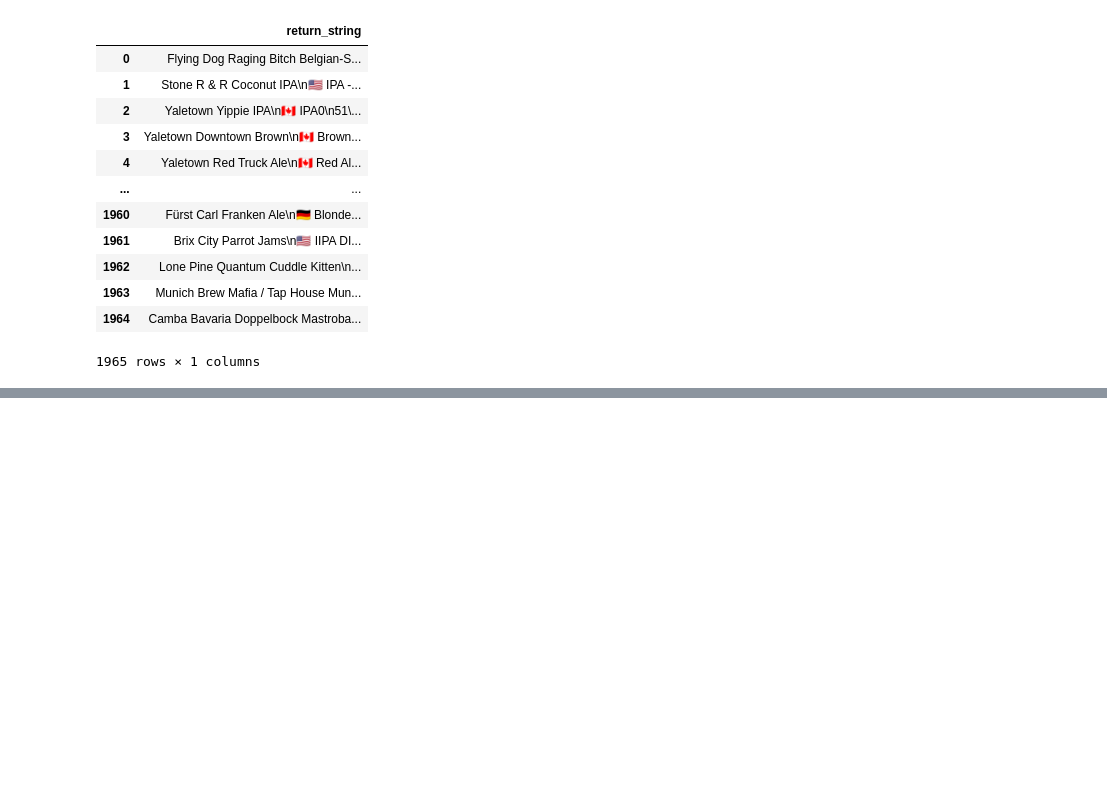
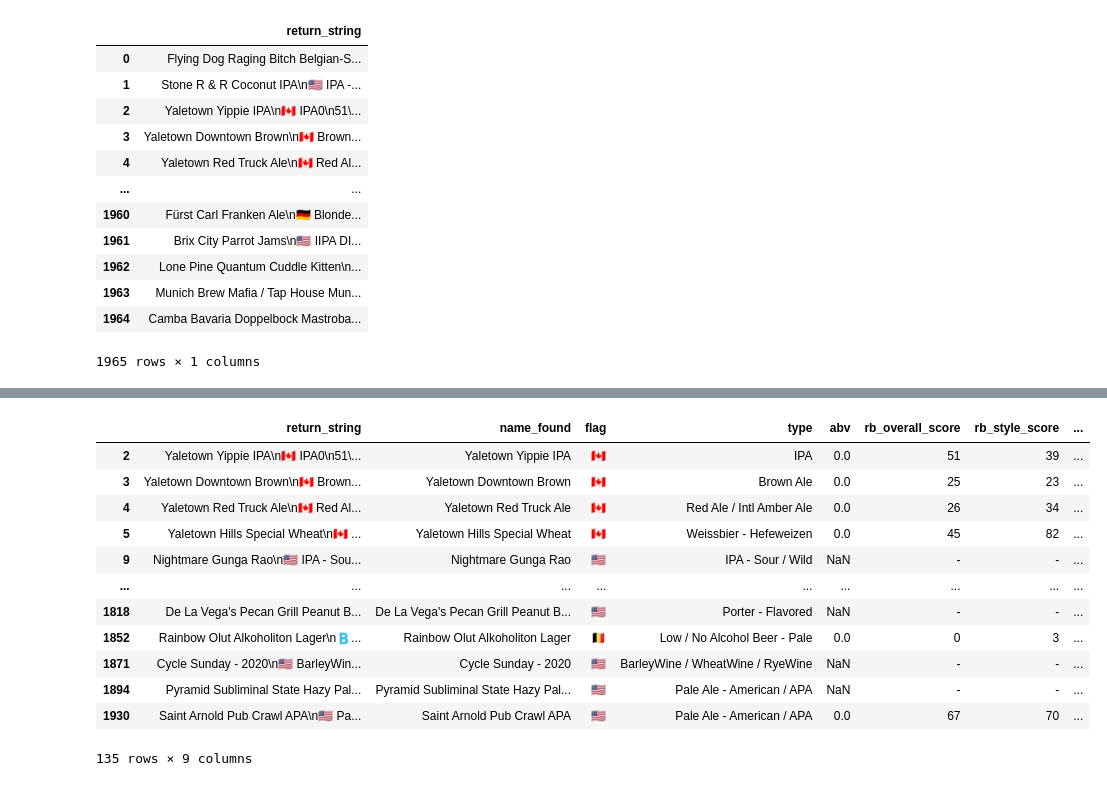
Before and after one commit to LukeBetham/beer_recommender, a Jupyter notebook: Scraping_RateBeer.ipynb, the cells around one changed output, grey strips where cells are left out. Saved outputs shown, nothing was run; the diff lists cells and outputs as text; code cells hidden in the pictures; blank space fills up the shorter version.

```diff
--- a/Scraping_RateBeer.ipynb
+++ b/Scraping_RateBeer.ipynb
@@ -197,7 +197,7 @@ beer_deets
 ## cleaning the scraped data
 beer_deets.dropna(inplace=True)
 beer_deets = beer_deets[~beer_deets.return_string.str.startswith('Logo\n')].copy()
-no_alcohol = beer_deets[~beer_deets.return_string.str.contains('%')]
+no_alcohol = beer_deets[~beer_deets.return_string.str.contains('%')].copy()
 beer_deets = beer_deets[beer_deets.return_string.str.contains('%')].copy()
 # maybe create a cant find list so dont keep re-searching?
 # %%
@@ -245,0 +213,30 @@ beer_deets
+# %%
+# sorting the no alcohol measure
+no_alcohol['name_found'] = no_alcohol.return_string.apply(lambda x: x.split('\n')[0].strip())
+no_alcohol['flag'] = no_alcohol.return_string.apply(lambda x: x.split('\n')[1].split('•')[0].split(" ")[0])
+no_alcohol['type'] = no_alcohol.return_string.apply(lambda x: x.split('\n')[1].split('•')[0][2:])
+no_alcohol['abv'] = no_alcohol.type.apply(lambda x: 0 if x[-1] == '0' else None)
+no_alcohol['type'] = no_alcohol.type.apply(lambda x: x[:-1] if x[-1] == '0' else x)
+no_alcohol['check'] = no_alcohol.return_string.apply(lambda x: len(x.split('\n')))
+no_alcohol = no_alcohol[no_alcohol['check']>4].copy()
+no_alcohol['rb_overall_score'] = no_alcohol.return_string.apply(lambda x: x.split('\n')[2])
+no_alcohol['rb_style_score'] = no_alcohol.return_string.apply(lambda x: x.split('\n')[3])
+no_alcohol['rb_user_rating'] = no_alcohol.return_string.apply(lambda x: x.split('\n')[4])
+no_alcohol['rb_rating_number'] = no_alcohol.return_string.apply(lambda x: x.split('\n')[5].replace("(","").replace(")",""))
+no_alcohol.drop('check',inplace=True, axis=1)
+
+no_alcohol
+# %% [output]
+|  | return_string | name_found | flag | type | abv | rb_overall_score | rb_style_score | ... |
+| 2 | Yaletown Yippie IPA\n🇨🇦 IPA0\n51\... | Yaletown Yippie IPA | 🇨🇦 | IPA | 0.0 | 51 | 39 | ... |
+| 3 | Yaletown Downtown Brown\n🇨🇦 Brown... | Yaletown Downtown Brown | 🇨🇦 | Brown Ale | 0.0 | 25 | 23 | ... |
+| 4 | Yaletown Red Truck Ale\n🇨🇦 Red Al... | Yaletown Red Truck Ale | 🇨🇦 | Red Ale / Intl Amber Ale | 0.0 | 26 | 34 | ... |
+| 5 | Yaletown Hills Special Wheat\n🇨🇦 ... | Yaletown Hills Special Wheat | 🇨🇦 | Weissbier - Hefeweizen | 0.0 | 45 | 82 | ... |
+| 9 | Nightmare Gunga Rao\n🇺🇸 IPA - Sou... | Nightmare Gunga Rao | 🇺🇸 | IPA - Sour / Wild | NaN | - | - | ... |
+| ... | ... | ... | ... | ... | ... | ... | ... | ... |
+| 1818 | De La Vega's Pecan Grill Peanut B... | De La Vega's Pecan Grill Peanut B... | 🇺🇸 | Porter - Flavored | NaN | - | - | ... |
+| 1852 | Rainbow Olut Alkoholiton Lager\n🇧... | Rainbow Olut Alkoholiton Lager | 🇧🇪 | Low / No Alcohol Beer - Pale | 0.0 | 0 | 3 | ... |
+| 1871 | Cycle Sunday - 2020\n🇺🇸 BarleyWin... | Cycle Sunday - 2020 | 🇺🇸 | BarleyWine / WheatWine / RyeWine | NaN | - | - | ... |
+| 1894 | Pyramid Subliminal State Hazy Pal... | Pyramid Subliminal State Hazy Pal... | 🇺🇸 | Pale Ale - American / APA | NaN | - | - | ... |
+| 1930 | Saint Arnold Pub Crawl APA\n🇺🇸 Pa... | Saint Arnold Pub Crawl APA | 🇺🇸 | Pale Ale - American / APA | 0.0 | 67 | 70 | ... |
+135 rows × 9 columns
```
Also changed, not shown: parts of 5 cells of this notebook.
